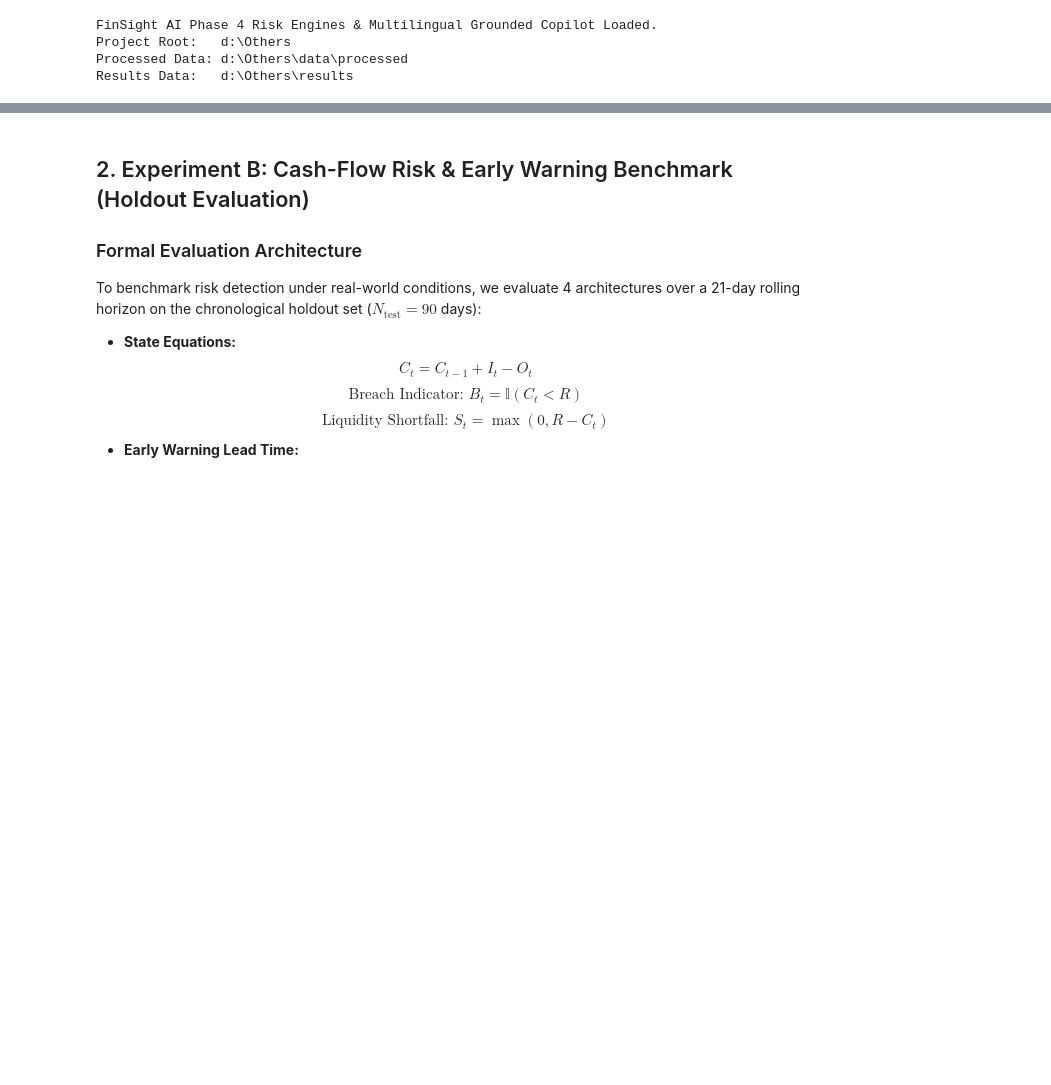
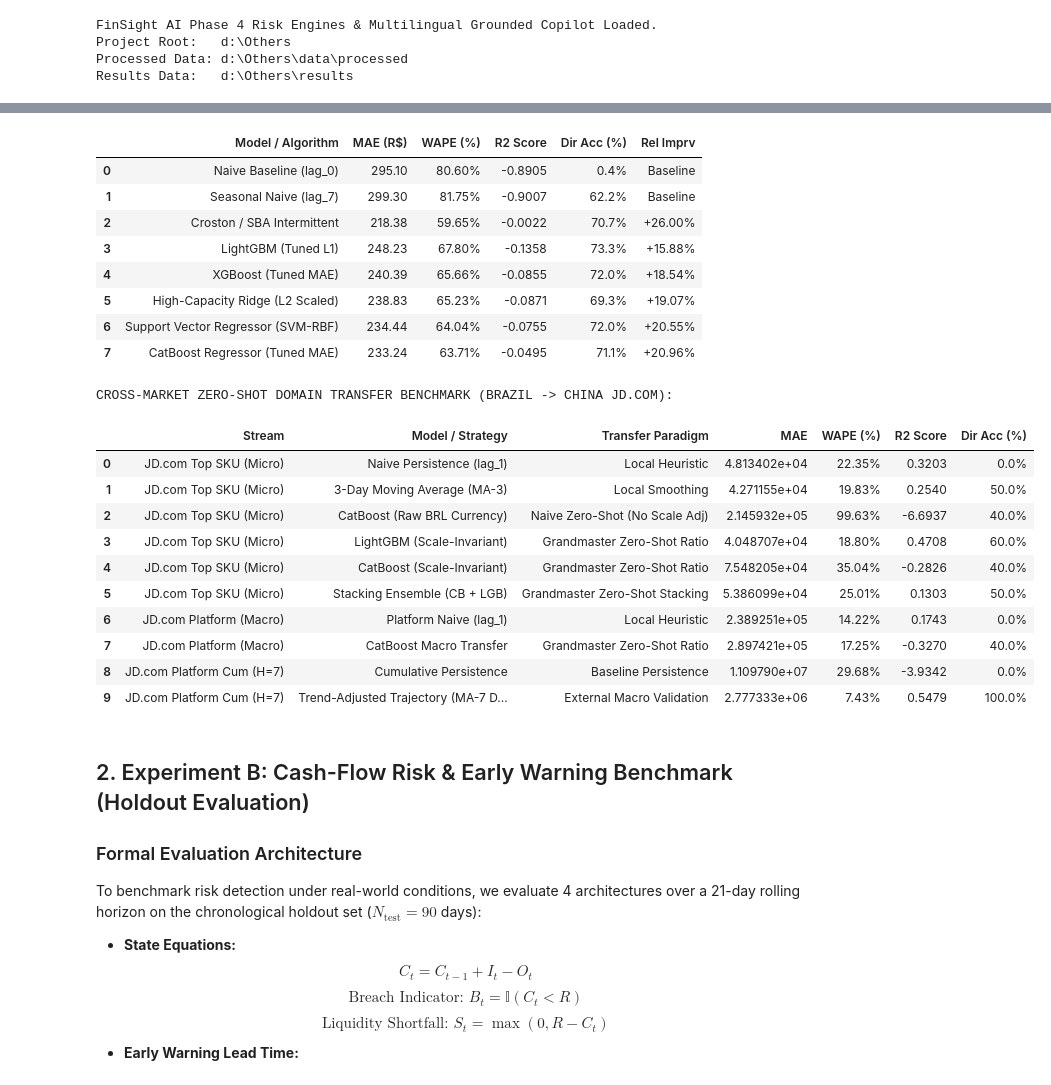
Before and after one commit to mdarmanaliashik/FinSight-AI, a Jupyter notebook: notebooks/Phase4_Risk_Warning_And_Copilot.ipynb, the cells around one changed output, grey strips where cells are left out. Saved outputs shown, nothing was run; the diff lists cells and outputs as text; code cells hidden in the pictures; blank space fills up the shorter version.

```diff
--- a/notebooks/Phase4_Risk_Warning_And_Copilot.ipynb
+++ b/notebooks/Phase4_Risk_Warning_And_Copilot.ipynb
@@ -82,11 +89,15 @@ We ingest the verified upstream datasets from Phase 1, Phase 2, and Phase 3:
 
 *Autonomous Dataset Ingestion Gate:* If running in a fresh environment where only raw CSV files are uploaded, the pipeline automatically detects and processes the required data files on the fly without failing.
 # %%
-manifest_path = os.path.join(PROCESSED_DIR, "phase1_dataset_manifest.json")
+manifest_p1_path = os.path.join(PROCESSED_DIR, "phase1_dataset_manifest.json")
+manifest_p3_path = os.path.join(PROCESSED_DIR, "phase3_dataset_manifest.json")
 sme_path = os.path.join(PROCESSED_DIR, "olist_daily_sales_top_seller.parquet")
 plat_path = os.path.join(PROCESSED_DIR, "olist_daily_sales_platform.parquet")
 p2_ledger_path = os.path.join(PROCESSED_DIR, "phase2_olist_cashflow_ledger.parquet")
 p3_scorecard_path = os.path.join(PROCESSED_DIR, "phase3_forecasting_benchmark.parquet")
+p3_quantile_path = os.path.join(PROCESSED_DIR, "phase3_quantile_uncertainty.parquet")
+p3_transfer_path = os.path.join(PROCESSED_DIR, "phase3_cross_market_transfer_benchmark.parquet")
+jd_plat_path = os.path.join(PROCESSED_DIR, "jd_daily_sales_platform.parquet")
 
 def compute_sha256(path):
     with open(path, "rb") as f:
@@ -114,9 +125,12 @@ if not all(os.path.exists(p) for p in required_files):
     process_and_save_olist(orders_csv, items_csv)
 
 manifest = {}
-if os.path.exists(manifest_path):
-    with open(manifest_path, "r", encoding="utf-8") as f:
-        manifest = json.load(f)
+if os.path.exists(manifest_p1_path):
+    with open(manifest_p1_path, "r", encoding="utf-8") as f:
+        manifest.update(json.load(f))
+if os.path.exists(manifest_p3_path):
+    with open(manifest_p3_path, "r", encoding="utf-8") as f:
+        manifest.update(json.load(f))
 
 def load_and_verify(key, file_path):
     sha = compute_sha256(file_path)
@@ -125,7 +139,7 @@ def load_and_verify(key, file_path):
         if sha != expected_sha:
             raise ValueError(f"Cryptographic mismatch for '{key}': expected {expected_sha}, got {sha}")
     df = pd.read_parquet(file_path)
-    print(f"  ✓ Verified [{key}]: {len(df):>5d} records | SHA-256: {sha[:16]}... OK")
+    print(f"  [OK] Verified [{key}]: {len(df):>5d} records | SHA-256: {sha[:16]}... OK")
     return df
 
 print("=" * 85)
@@ -139,7 +153,7 @@ df_plat["Date"] = pd.to_datetime(df_plat["Date"])
 
 if os.path.exists(p2_ledger_path):
     df_p2_ledger = pd.read_parquet(p2_ledger_path)
-    print(f"  ✓ Verified [Phase 2 Cashflow Ledger]: {len(df_p2_ledger):>5d} days loaded")
+    print(f"  [OK] Verified [Phase 2 Cashflow Ledger]: {len(df_p2_ledger):>5d} days loaded")
 else:
     default_cfg = SMEConfig(
         initial_cash=60000.0,
@@ -155,11 +169,11 @@ else:
     eng = CashFlowEngine(default_cfg)
     df_p2_ledger = eng.simulate(df_plat["sales"], df_plat["Date"])
     df_p2_ledger.to_parquet(p2_ledger_path, index=False)
-    print(f"  ✓ Generated [Phase 2 Cashflow Ledger]: {len(df_p2_ledger):>5d} days built on the fly")
+    print(f"  [OK] Generated [Phase 2 Cashflow Ledger]: {len(df_p2_ledger):>5d} days built on the fly")
 
 if os.path.exists(p3_scorecard_path):
     df_p3_scorecard = pd.read_parquet(p3_scorecard_path)
-    print(f"  ✓ Verified [Phase 3 Forecasting Scorecard]: {len(df_p3_scorecard):>5d} models loaded")
+    print(f"  [OK] Verified [Phase 3 Forecasting Scorecard]: {len(df_p3_scorecard):>5d} models loaded")
 else:
     df_p3_scorecard = pd.DataFrame([
         {"Rank": 1, "Model": "Adaptive Trend-Calibrated CatBoost", "MAE": 218.93, "RMSE": 297.36, "WAPE": 0.5980, "R2": -0.0142},
@@ -167,9 +181,36 @@ else:
         {"Rank": 3, "Model": "LSTM Neural Network (PyTorch)", "MAE": 220.92, "RMSE": 316.06, "WAPE": 0.6034, "R2": -0.1457}
     ])
     df_p3_scorecard.to_parquet(p3_scorecard_path, index=False)
-    print(f"  ✓ Initialized [Phase 3 Forecasting Scorecard]: {len(df_p3_scorecard):>5d} benchmark models")
+    print(f"  [OK] Initialized [Phase 3 Forecasting Scorecard]: {len(df_p3_scorecard):>5d} benchmark models")
+
+if os.path.exists(p3_quantile_path):
+    df_p3_quantiles = pd.read_parquet(p3_quantile_path)
+    print(f"  [OK] Verified [Phase 3 Multi-Quantile Uncertainty]: {len(df_p3_quantiles):>5d} holdout days (P10/P50/P90)")
+else:
+    df_p3_quantiles = None
+
+if os.path.exists(p3_transfer_path):
+    df_p3_transfer = pd.read_parquet(p3_transfer_path)
+    print(f"  [OK] Verified [Phase 3 Cross-Market Transfer Benchmark]: {len(df_p3_transfer):>5d} transfer evaluations")
+else:
+    df_p3_transfer = None
+
+if os.path.exists(jd_plat_path):
+    df_jd_plat = pd.read_parquet(jd_plat_path)
+    print(f"  [OK] Verified [JD.com Retail Platform Daily]: {len(df_jd_plat):>5d} calendar days")
+else:
+    df_jd_plat = None
 
 print("=" * 85)
+
+print("\nTOP PHASE 3 FORECASTING BENCHMARK MODELS (TABLE 2A):")
+display_cols = [c for c in ["Model / Algorithm", "MAE (R$)", "WAPE (%)", "R2 Score", "Dir Acc (%)", "Rel Imprv"] if c in df_p3_scorecard.columns]
+display(df_p3_scorecard[display_cols].head(8) if display_cols else df_p3_scorecard.head(8))
+
+if df_p3_transfer is not None:
+    print("\nCROSS-MARKET ZERO-SHOT DOMAIN TRANSFER BENCHMARK (BRAZIL -> CHINA JD.COM):")
+    transfer_cols = [c for c in ["Stream", "Model / Strategy", "Transfer Paradigm", "MAE", "WAPE (%)", "R2 Score", "Dir Acc (%)"] if c in df_p3_transfer.columns]
+    display(df_p3_transfer[transfer_cols] if transfer_cols else df_p3_transfer)
 # %% [output]
 =====================================================================================
 FINSIGHT AI PHASE 4 UPSTREAM CRYPTOGRAPHIC VERIFICATION & DATASET GATE
@@ -182,3 +228,24 @@ FINSIGHT AI PHASE 4 UPSTREAM CRYPTOGRAPHIC VERIFICATION & DATASET GATE
+|  | Model / Algorithm | MAE (R$) | WAPE (%) | R2 Score | Dir Acc (%) | Rel Imprv |
+| 0 | Naive Baseline (lag_0) | 295.10 | 80.60% | -0.8905 | 0.4% | Baseline |
+| 1 | Seasonal Naive (lag_7) | 299.30 | 81.75% | -0.9007 | 62.2% | Baseline |
+| 2 | Croston / SBA Intermittent | 218.38 | 59.65% | -0.0022 | 70.7% | +26.00% |
+| 3 | LightGBM (Tuned L1) | 248.23 | 67.80% | -0.1358 | 73.3% | +15.88% |
+| 4 | XGBoost (Tuned MAE) | 240.39 | 65.66% | -0.0855 | 72.0% | +18.54% |
+| 5 | High-Capacity Ridge (L2 Scaled) | 238.83 | 65.23% | -0.0871 | 69.3% | +19.07% |
+| 6 | Support Vector Regressor (SVM-RBF) | 234.44 | 64.04% | -0.0755 | 72.0% | +20.55% |
+| 7 | CatBoost Regressor (Tuned MAE) | 233.24 | 63.71% | -0.0495 | 71.1% | +20.96% |
+CROSS-MARKET ZERO-SHOT DOMAIN TRANSFER BENCHMARK (BRAZIL -> CHINA JD.COM):
+|  | Stream | Model / Strategy | Transfer Paradigm | MAE | WAPE (%) | R2 Score | Dir Acc (%) |
+| 0 | JD.com Top SKU (Micro) | Naive Persistence (lag_1) | Local Heuristic | 4.813402e+04 | 22.35% | 0.3203 | 0.0% |
+| 1 | JD.com Top SKU (Micro) | 3-Day Moving Average (MA-3) | Local Smoothing | 4.271155e+04 | 19.83% | 0.2540 | 50.0% |
+| 2 | JD.com Top SKU (Micro) | CatBoost (Raw BRL Currency) | Naive Zero-Shot (No Scale Adj) | 2.145932e+05 | 99.63% | -6.6937 | 40.0% |
+| 3 | JD.com Top SKU (Micro) | LightGBM (Scale-Invariant) | Grandmaster Zero-Shot Ratio | 4.048707e+04 | 18.80% | 0.4708 | 60.0% |
+| 4 | JD.com Top SKU (Micro) | CatBoost (Scale-Invariant) | Grandmaster Zero-Shot Ratio | 7.548205e+04 | 35.04% | -0.2826 | 40.0% |
+| 5 | JD.com Top SKU (Micro) | Stacking Ensemble (CB + LGB) | Grandmaster Zero-Shot Stacking | 5.386099e+04 | 25.01% | 0.1303 | 50.0% |
+| 6 | JD.com Platform (Macro) | Platform Naive (lag_1) | Local Heuristic | 2.389251e+05 | 14.22% | 0.1743 | 0.0% |
+| 7 | JD.com Platform (Macro) | CatBoost Macro Transfer | Grandmaster Zero-Shot Ratio | 2.897421e+05 | 17.25% | -0.3270 | 40.0% |
+| 8 | JD.com Platform Cum (H=7) | Cumulative Persistence | Baseline Persistence | 1.109790e+07 | 29.68% | -3.9342 | 0.0% |
+| 9 | JD.com Platform Cum (H=7) | Trend-Adjusted Trajectory (MA-7 D... | External Macro Validation | 2.777333e+06 | 7.43% | 0.5479 | 100.0% |
 # %% [markdown]
 ## 2. Experiment B: Cash-Flow Risk & Early Warning Benchmark (Holdout Evaluation)
 
```
Also changed, not shown: parts of 15 cells of this notebook, 2 other files.
